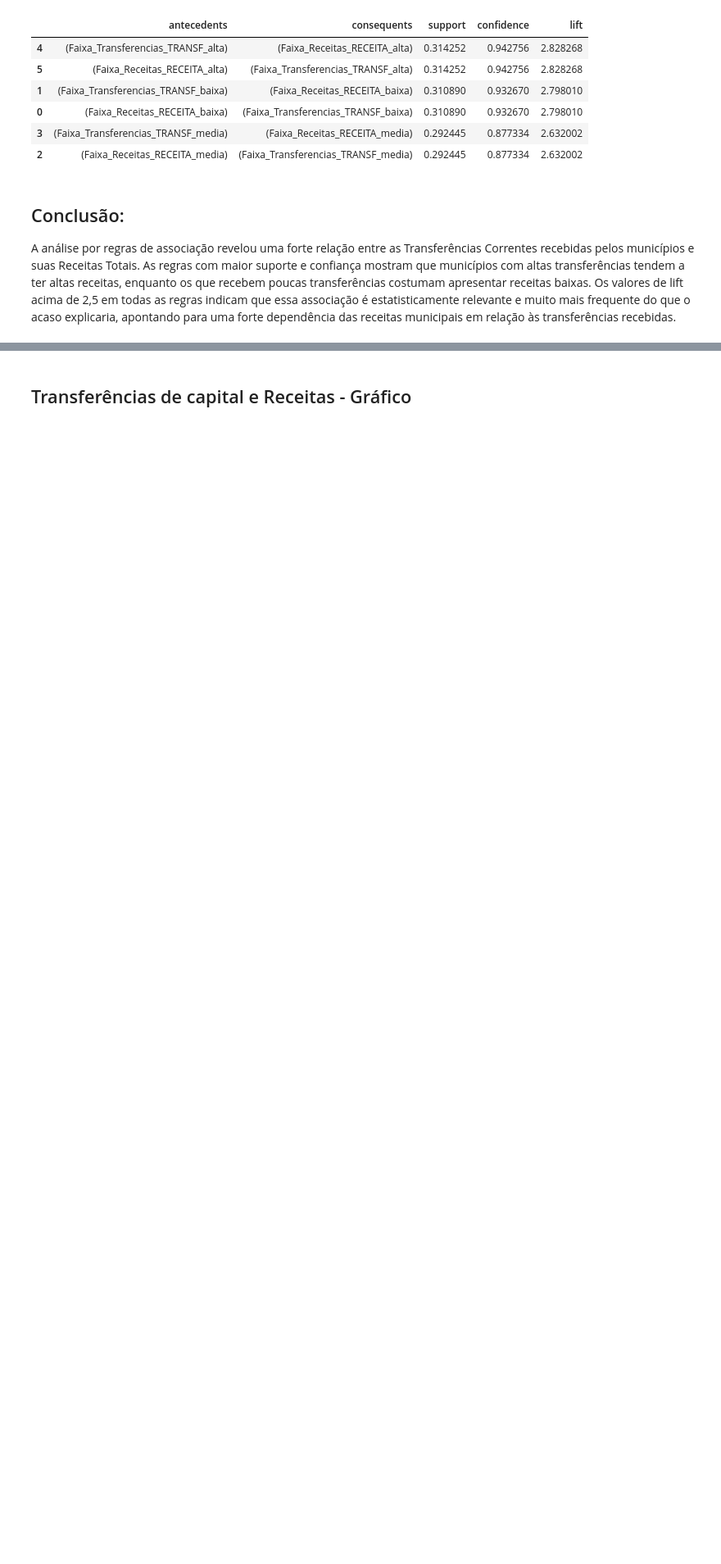
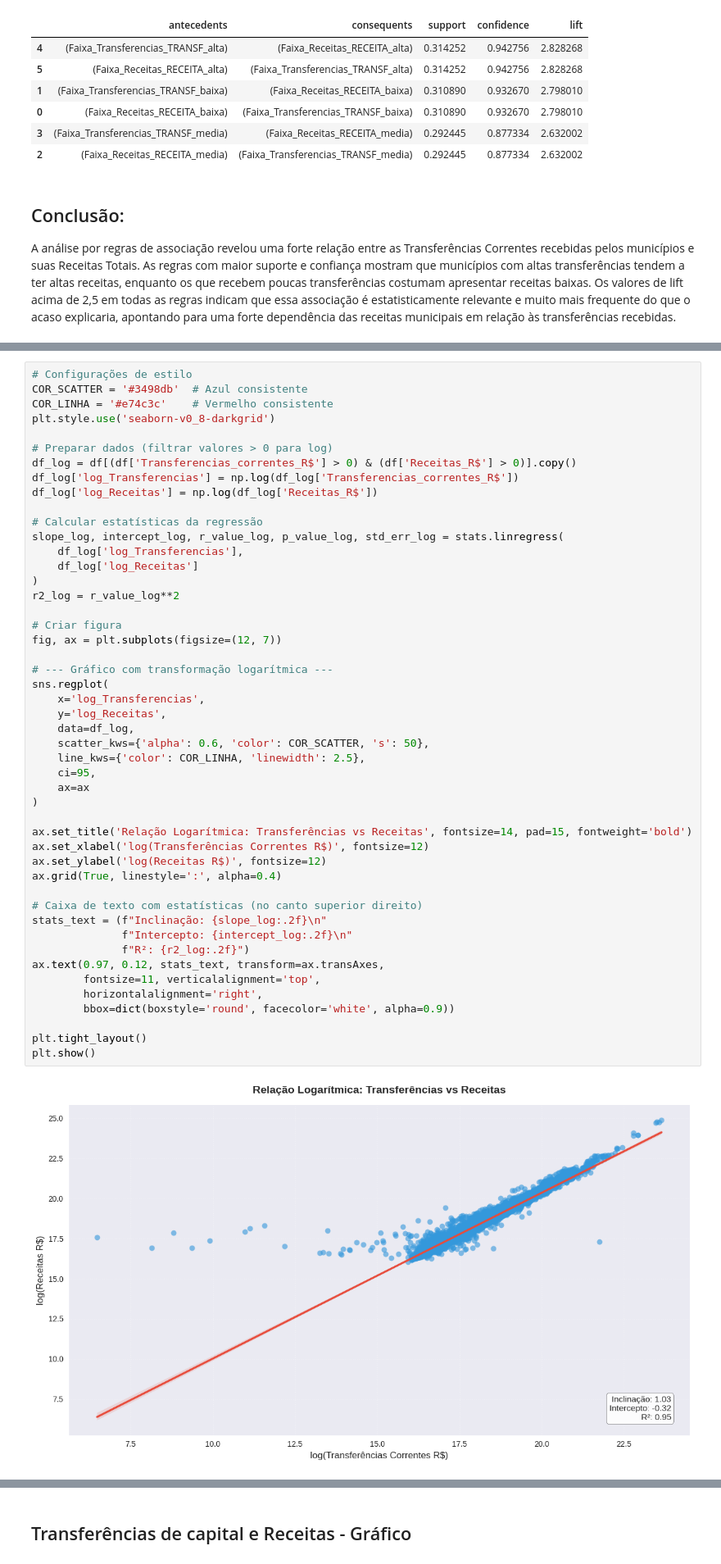
Before and after one commit to anaC-Fernandes/ProjetoDados, a Jupyter notebook: Notebooks/Dataset_Economia.ipynb, the cells around one changed output, grey strips where cells are left out. Shown at 82% size. Saved outputs shown, nothing was run; the diff lists cells and outputs as text; blank space fills up the shorter version.

```diff
--- a/Notebooks/Dataset_Economia.ipynb
+++ b/Notebooks/Dataset_Economia.ipynb
@@ -1196,0 +1217,50 @@ A análise por regras de associação revelou uma forte relação entre as Trans
+# %%
+# Configurações de estilo
+COR_SCATTER = '#3498db'  # Azul consistente
+COR_LINHA = '#e74c3c'    # Vermelho consistente
+plt.style.use('seaborn-v0_8-darkgrid')
+
+# Preparar dados (filtrar valores > 0 para log)
+df_log = df[(df['Transferencias_correntes_R$'] > 0) & (df['Receitas_R$'] > 0)].copy()
+df_log['log_Transferencias'] = np.log(df_log['Transferencias_correntes_R$'])
+df_log['log_Receitas'] = np.log(df_log['Receitas_R$'])
+
+# Calcular estatísticas da regressão
+slope_log, intercept_log, r_value_log, p_value_log, std_err_log = stats.linregress(
+    df_log['log_Transferencias'],
+    df_log['log_Receitas']
+)
+r2_log = r_value_log**2
+
+# Criar figura
+fig, ax = plt.subplots(figsize=(12, 7))
+
+# --- Gráfico com transformação logarítmica ---
+sns.regplot(
+    x='log_Transferencias',
+    y='log_Receitas',
+    data=df_log,
+    scatter_kws={'alpha': 0.6, 'color': COR_SCATTER, 's': 50},
+    line_kws={'color': COR_LINHA, 'linewidth': 2.5},
+    ci=95,
+    ax=ax
+)
+
+ax.set_title('Relação Logarítmica: Transferências vs Receitas', fontsize=14, pad=15, fontweight='bold')
+ax.set_xlabel('log(Transferências Correntes R$)', fontsize=12)
+ax.set_ylabel('log(Receitas R$)', fontsize=12)
+ax.grid(True, linestyle=':', alpha=0.4)
+
+# Caixa de texto com estatísticas (no canto superior direito)
+stats_text = (f"Inclinação: {slope_log:.2f}\n"
+              f"Intercepto: {intercept_log:.2f}\n"
+              f"R²: {r2_log:.2f}")
+ax.text(0.97, 0.12, stats_text, transform=ax.transAxes,
+        fontsize=11, verticalalignment='top',
+        horizontalalignment='right',
+        bbox=dict(boxstyle='round', facecolor='white', alpha=0.9))
+
+plt.tight_layout()
+plt.show()
+# %% [output]
+[figure, added]
```
Also changed, not shown: parts of 20 cells of this notebook.
